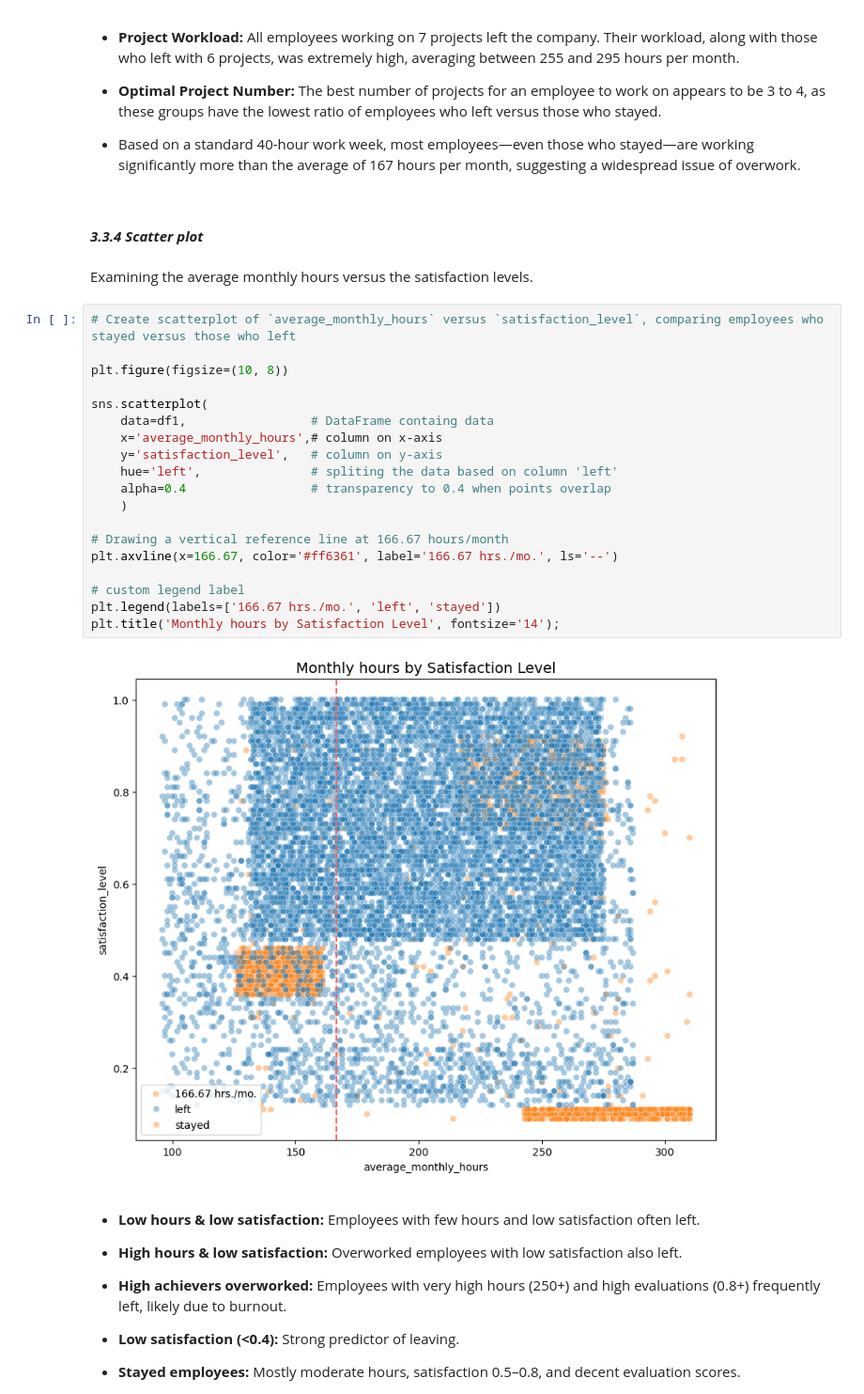
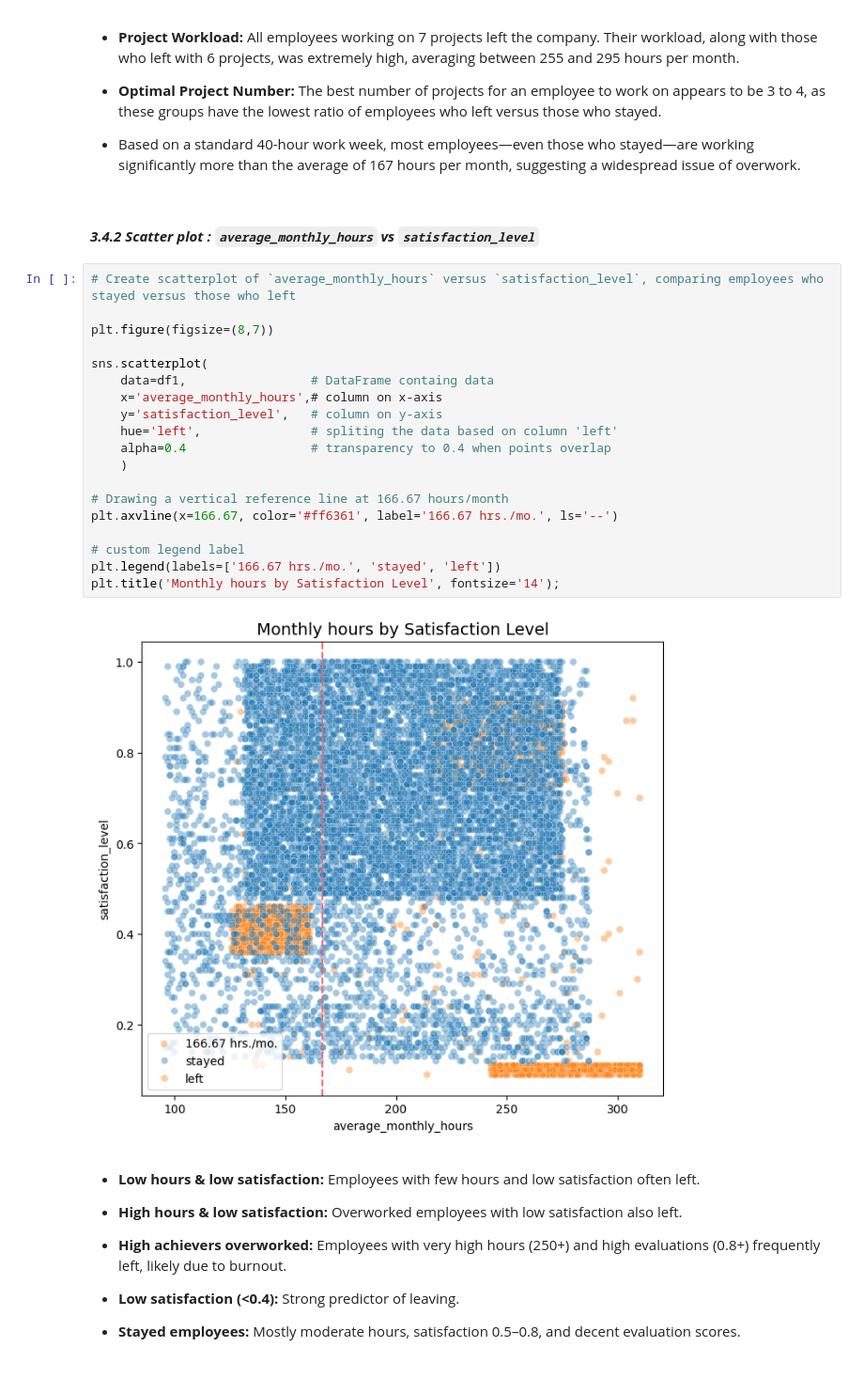
Before and after one commit to rixwan-khan/Providing-data-driven-suggestions-for-HR, a Jupyter notebook: data-driven decision for HR.ipynb, the cells around one changed output. Shown at 94% size. Saved outputs shown, nothing was run; the diff lists cells and outputs as text; blank space fills up the shorter version.

```diff
--- a/data-driven decision for HR.ipynb
+++ b/data-driven decision for HR.ipynb
@@ -520,30 +522,28 @@ plt.show()
 
 - Based on a standard 40-hour work week, most employees—even those who stayed—are working significantly more than the average of 167 hours per month, suggesting a widespread issue of overwork.
 # %% [markdown]
-#### ***3.3.4 Scatter plot***
+#### ***3.4.2 Scatter plot :  `average_monthly_hours` vs `satisfaction_level`***
-# %% [markdown]
-Examining the average monthly hours versus the satisfaction levels.
 # %%
 # Create scatterplot of `average_monthly_hours` versus `satisfaction_level`, comparing employees who stayed versus those who left
 
-plt.figure(figsize=(10, 8))
+plt.figure(figsize=(8,7))
 
 sns.scatterplot(
     data=df1,                 # DataFrame containg data
     x='average_monthly_hours',# column on x-axis
     y='satisfaction_level',   # column on y-axis
     hue='left',               # spliting the data based on column 'left'
     alpha=0.4                 # transparency to 0.4 when points overlap
     )
 
 # Drawing a vertical reference line at 166.67 hours/month
 plt.axvline(x=166.67, color='#ff6361', label='166.67 hrs./mo.', ls='--')
 
 # custom legend label
-plt.legend(labels=['166.67 hrs./mo.', 'left', 'stayed'])
+plt.legend(labels=['166.67 hrs./mo.', 'stayed', 'left'])
 plt.title('Monthly hours by Satisfaction Level', fontsize='14');
 # %% [output]
-[figure, old version]
+[figure, new version]
 # %% [markdown]
 - **Low hours & low satisfaction:** Employees with few hours and low satisfaction often left.
 
```
Also changed, not shown: parts of 75 cells of this notebook.
